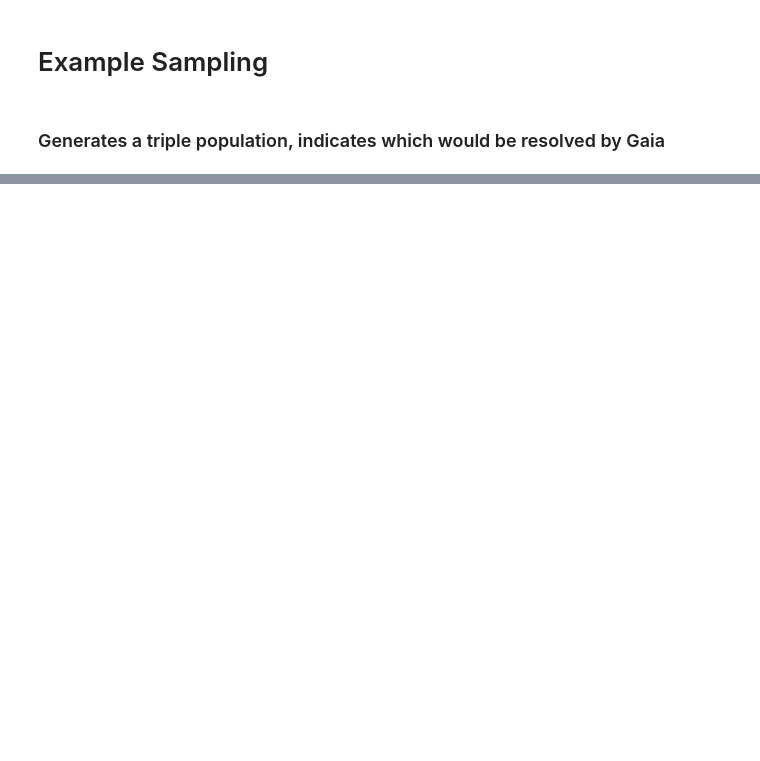
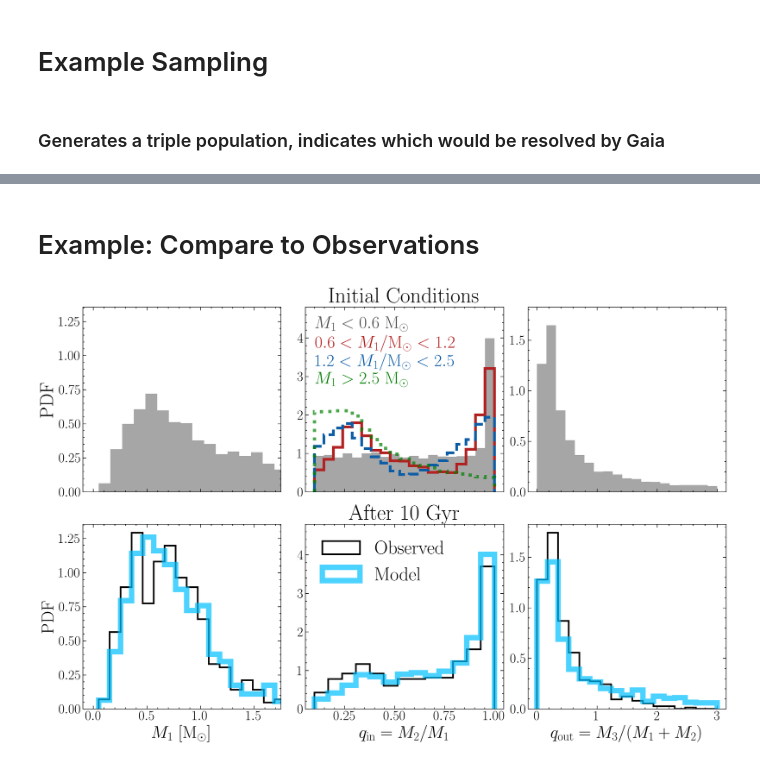
Before and after one commit to cheyanneshariat/gaia_triples, a Jupyter notebook: sampling_triples.ipynb, the cells around one changed output, grey strips where cells are left out. Cells and saved outputs as stored; diff of their text form; code cells hidden in the pictures; blank space fills up the shorter version.

```diff
--- a/sampling_triples.ipynb
+++ b/sampling_triples.ipynb
@@ -363,3 +400,6 @@ results_df_dm91comb = sample_all(this_IMF = 'constant_SFR', this_Periods = 'comb
+# %%
+# Fully resolved triples
+results_resolved = results_df_dm91comb.query("resolved_sep == 'Y'")
 # %%
 def Kepler_3rdLaw_SMA(m1,m2,SMA ): #M_sun and AU units, output in yr
     return np.power( ( (SMA**3)/(m1+m2) ) ,1./2.)
@@ -415,3 +459,73 @@ plt.show()
+# %% [markdown]
+# Example: Compare to Observations
+# %%
+triples_catalog = pd.read_csv(data_PATH + "triples_catalog.csv")
+triples100 = triples_catalog.query("1000/inner_star1_parallax<100 and triple_type == 'MSMS-MS'")
+# %%
+q_less06  = uniform_twin_vectorized(10000) #np.random.uniform(0.01,1,1)[0]
+
+popt = (6.02879393,  1.5, -1.5, 10.,  0.3,  .8) #)(6.20246315,  1.49871649, -1.29309546, 10., 0.38535117,  0.81493948)
+q_0608 = sample_from_doublebroken(10000, *popt)
+popt = (3.60050256,  0.47014287, -2.00243637,  3.1597268,   0.275,       0.59633279) #( 7.43296433,  0.92133715, -1.4917705,   1.43329484, 0.24053111,  0.57500001)
+q_1225 = sample_from_doublebroken(10000, *popt)
+popt = (3.60050256,  0.0, -1.5,  -1.5,   0.3,       1) #( 7.43296433,  0.92133715, -1.4917705,   1.43329484, 0.24053111,  0.57500001)
+q_25 = sample_from_doublebroken(100000, *popt)
+# %%
+fig, axes = plt.subplots(2, 3, figsize=(18, 12), sharex='col', sharey='col')#, gridspec_kw=dict(hspace=0.05))
+
+# Top-left plot: m1 distribution (Initial Conditions)
+bins = np.linspace(0.05, 3.0, 28)
+axes[0, 0].hist(m1s_triples_i, bins=bins, histtype='stepfilled', color='k', linewidth=4, alpha=0.35, density=True)
+axes[0, 0].set_ylabel("PDF", fontsize=35)
+axes[0, 0].set_xlim(right=1.75)
+axes[0, 1].set_title("Initial Conditions", fontsize=40)
+
+# Top-middle plot: q_in distribution (Initial Conditions)
+bins = np.linspace(0.1, 1., 20)
+axes[0, 1].hist(q_less06, bins=bins, histtype='stepfilled', color='k', linewidth=4, alpha=0.35, density=True)
+axes[0, 1].hist(q_0608, bins=bins, histtype='step', color='firebrick', linewidth=5, density=True)
+axes[0, 1].hist(q_1225, bins=bins, histtype='step', color='C0', linewidth=5, density=True, linestyle='--')
+axes[0, 1].hist(q_25, bins=bins, histtype='step', color='g', linewidth=6, density=True, linestyle=':',alpha=0.7)
+axes[0, 1].text(0.05, 0.95, r"$M_1<0.6~{\rm M_\odot}$", transform=axes[0, 1].transAxes, fontsize=32, verticalalignment='top', color='k', alpha=0.7)
+axes[0, 1].text(0.05, 0.85, r"$0.6<M_1/{\rm M_\odot}<1.2$", transform=axes[0, 1].transAxes, fontsize=32, verticalalignment='top', color='firebrick')
+axes[0, 1].text(0.05, 0.75, r"$1.2<M_1/{\rm M_\odot}<2.5$", transform=axes[0, 1].transAxes, fontsize=32, verticalalignment='top', color='C0')
+axes[0, 1].text(0.05, 0.65, r"$M_1 > 2.5~{\rm M_\odot}$", transform=axes[0, 1].transAxes, fontsize=32, verticalalignment='top', color='g')
+axes[0, 1].set_ylim(top=4.8)
+# Top-right plot: q_out distribution (Initial Conditions)
+bins = np.linspace(0.0, 3., 20)
+q_out = return_samples(N=10000, which=2)
+axes[0, 2].hist(q_out, bins=bins, histtype='stepfilled', color='k', linewidth=4, alpha=0.35, density=True)
+
+# Bottom-left plot: m1 distribution (After 10 Gyr)
+axes[1, 1].set_title("After 10 Gyr", fontsize=40)
+
+bins = np.linspace(0.05, 2., 20)
+axes[1, 0].hist(triples100.mass1, bins=bins, density=True, histtype='step', linewidth=3, label='Observed', color='k')
+axes[1, 0].hist(results_resolved.m1, bins=bins, density=True, histtype='step', linewidth=10, label='Model', color='deepskyblue', alpha=0.7)
+axes[1, 0].set_xlabel(r"$M_1~{\rm [M_\odot]}$", fontsize=32)
+axes[1, 0].set_ylabel("PDF", fontsize=32)
+
+# Bottom-middle plot: q_in distribution (After 10 Gyr)
+bins = np.linspace(0.1, 1., 14)
+axes[1, 1].hist(triples100.mass2 / triples100.mass1, bins=bins, density=True, histtype='step', linewidth=3, label='Observed', color='k')
+axes[1, 1].hist(results_resolved.m2 / results_resolved.m1, bins=bins, density=True, histtype='step', linewidth=10, label='Model', color='deepskyblue', alpha=0.7)
+axes[1, 1].set_xlabel(r"$q_{\rm in} = M_2/M_1$", fontsize=32)
+axes[1, 1].legend(fontsize=35)
+
+# Bottom-right plot: q_out distribution (After 10 Gyr)
+bins = np.linspace(0.0, 3., 18)
+axes[1, 2].hist(triples100.mass3 / (triples100.mass1 + triples100.mass2), bins=bins, density=True, histtype='step', linewidth=3, label='Observed', color='k')
+axes[1, 2].hist(results_resolved.m3 / (results_resolved.m1 + results_resolved.m2), bins=bins, density=True, histtype='step', linewidth=10, label='Filtered', color='deepskyblue', alpha=0.7)
+axes[1, 2].set_xlabel(r"$q_{\rm out}= M_3/(M_1+M_2)$", fontsize=32)
+
+for ax in axes.flat:
+    ax.tick_params(axis='x', labelsize=25)
+    ax.tick_params(axis='y', labelsize=25)
+plt.tight_layout()
+# plt.savefig(fig_PATH + "m_q_compare.pdf")
+plt.show()
+# %% [output]
+[figure, added]
 # %%
 import os
 from multiprocessing import Pool
```
Also changed, not shown: parts of 16 cells of this notebook, 1 other file.
